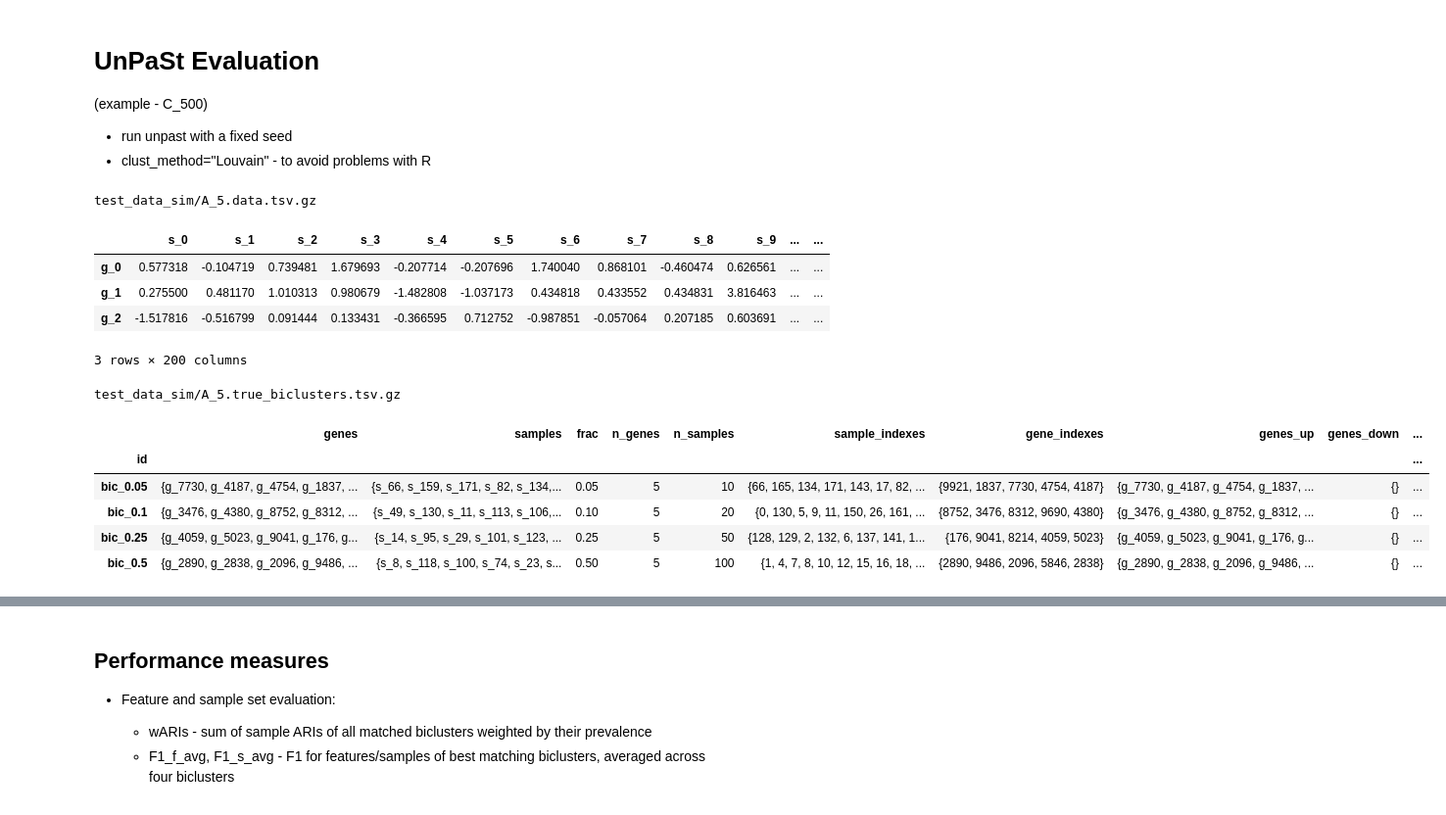
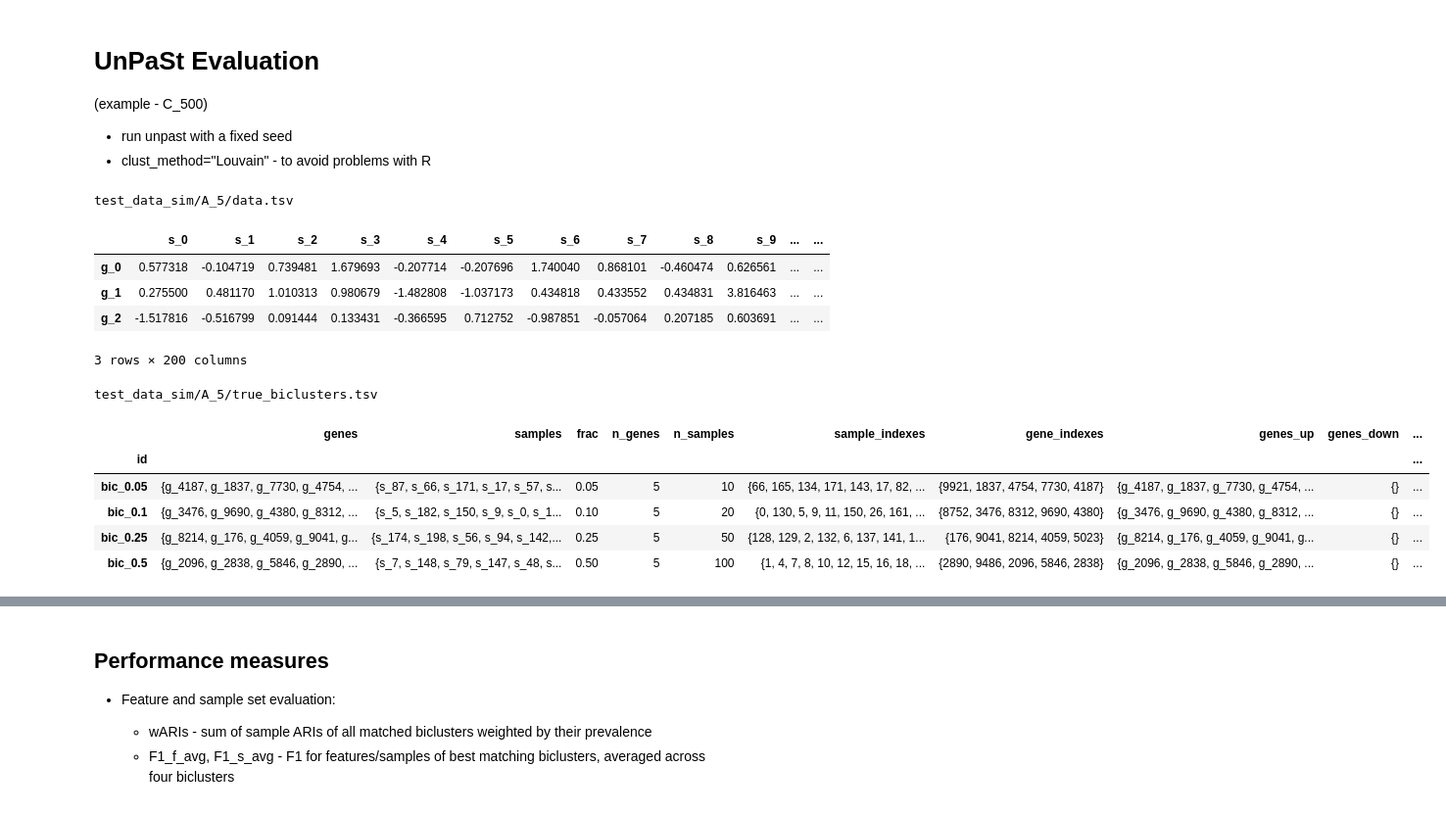
Before and after one commit to ozolotareva/unpast, a Jupyter notebook: notebooks/Generate_simulated_data_and_test_unpast.ipynb, the cells around one changed output, grey strips where cells are left out. Shown at 98% size. Drawn from its saved outputs; the diff is of its cells as text; code cells hidden in the pictures.

```diff
--- a/notebooks/Generate_simulated_data_and_test_unpast.ipynb
+++ b/notebooks/Generate_simulated_data_and_test_unpast.ipynb
@@ -156,11 +151,11 @@ data_folder = str(output_folder) + "/"
 
 # input file name
 scenario = "A_5"
-data_file = data_folder + scenario + "" + ".data.tsv.gz"
+data_file = output_folder / scenario / "data.tsv"
 print(data_file)
 pd.read_csv(data_file, sep="\t", index_col=0).head(3)
 # %% [output]
-test_data_sim/A_5.data.tsv.gz
+test_data_sim/A_5/data.tsv
 |  | s_0 | s_1 | s_2 | s_3 | s_4 | s_5 | s_6 | s_7 | s_8 | s_9 | ... | ... |
 | g_0 | 0.577318 | -0.104719 | 0.739481 | 1.679693 | -0.207714 | -0.207696 | 1.740040 | 0.868101 | -0.460474 | 0.626561 | ... | ... |
 | g_1 | 0.275500 | 0.481170 | 1.010313 | 0.980679 | -1.482808 | -1.037173 | 0.434818 | 0.433552 | 0.434831 | 3.816463 | ... | ... |
@@ -168,15 +163,15 @@ test_data_sim/A_5.data.tsv.gz
 3 rows × 200 columns
 # %%
 # read ground truth biclusters from files
-biclusters_file_name = data_folder + scenario + ".true_biclusters.tsv.gz"
-true_biclusters = read_bic_table(biclusters_file_name)
+biclusters_file_name = output_folder / scenario / "true_biclusters.tsv"
 print(biclusters_file_name)
+true_biclusters = read_bic_table(str(biclusters_file_name))
 true_biclusters
 # %% [output]
-test_data_sim/A_5.true_biclusters.tsv.gz
+test_data_sim/A_5/true_biclusters.tsv
 |  | genes | samples | frac | n_genes | n_samples | sample_indexes | gene_indexes | genes_up | genes_down | ... |
 | id |  |  |  |  |  |  |  |  |  | ... |
-| bic_0.05 | {g_7730, g_4187, g_4754, g_1837, ... | {s_66, s_159, s_171, s_82, s_134,... | 0.05 | 5 | 10 | {66, 165, 134, 171, 143, 17, 82, ... | {9921, 1837, 7730, 4754, 4187} | {g_7730, g_4187, g_4754, g_1837, ... | {} | ... |
-| bic_0.1 | {g_3476, g_4380, g_8752, g_8312, ... | {s_49, s_130, s_11, s_113, s_106,... | 0.10 | 5 | 20 | {0, 130, 5, 9, 11, 150, 26, 161, ... | {8752, 3476, 8312, 9690, 4380} | {g_3476, g_4380, g_8752, g_8312, ... | {} | ... |
-| bic_0.25 | {g_4059, g_5023, g_9041, g_176, g... | {s_14, s_95, s_29, s_101, s_123, ... | 0.25 | 5 | 50 | {128, 129, 2, 132, 6, 137, 141, 1... | {176, 9041, 8214, 4059, 5023} | {g_4059, g_5023, g_9041, g_176, g... | {} | ... |
-| bic_0.5 | {g_2890, g_2838, g_2096, g_9486, ... | {s_8, s_118, s_100, s_74, s_23, s... | 0.50 | 5 | 100 | {1, 4, 7, 8, 10, 12, 15, 16, 18, ... | {2890, 9486, 2096, 5846, 2838} | {g_2890, g_2838, g_2096, g_9486, ... | {} | ... |
+| bic_0.05 | {g_4187, g_1837, g_7730, g_4754, ... | {s_87, s_66, s_171, s_17, s_57, s... | 0.05 | 5 | 10 | {66, 165, 134, 171, 143, 17, 82, ... | {9921, 1837, 4754, 7730, 4187} | {g_4187, g_1837, g_7730, g_4754, ... | {} | ... |
+| bic_0.1 | {g_3476, g_9690, g_4380, g_8312, ... | {s_5, s_182, s_150, s_9, s_0, s_1... | 0.10 | 5 | 20 | {0, 130, 5, 9, 11, 150, 26, 161, ... | {8752, 3476, 8312, 9690, 4380} | {g_3476, g_9690, g_4380, g_8312, ... | {} | ... |
+| bic_0.25 | {g_8214, g_176, g_4059, g_9041, g... | {s_174, s_198, s_56, s_94, s_142,... | 0.25 | 5 | 50 | {128, 129, 2, 132, 6, 137, 141, 1... | {176, 9041, 8214, 4059, 5023} | {g_8214, g_176, g_4059, g_9041, g... | {} | ... |
+| bic_0.5 | {g_2096, g_2838, g_5846, g_2890, ... | {s_7, s_148, s_79, s_147, s_48, s... | 0.50 | 5 | 100 | {1, 4, 7, 8, 10, 12, 15, 16, 18, ... | {2890, 9486, 2096, 5846, 2838} | {g_2096, g_2838, g_5846, g_2890, ... | {} | ... |
```
Also changed, not shown: parts of 9 cells of this notebook, 2 other files.
